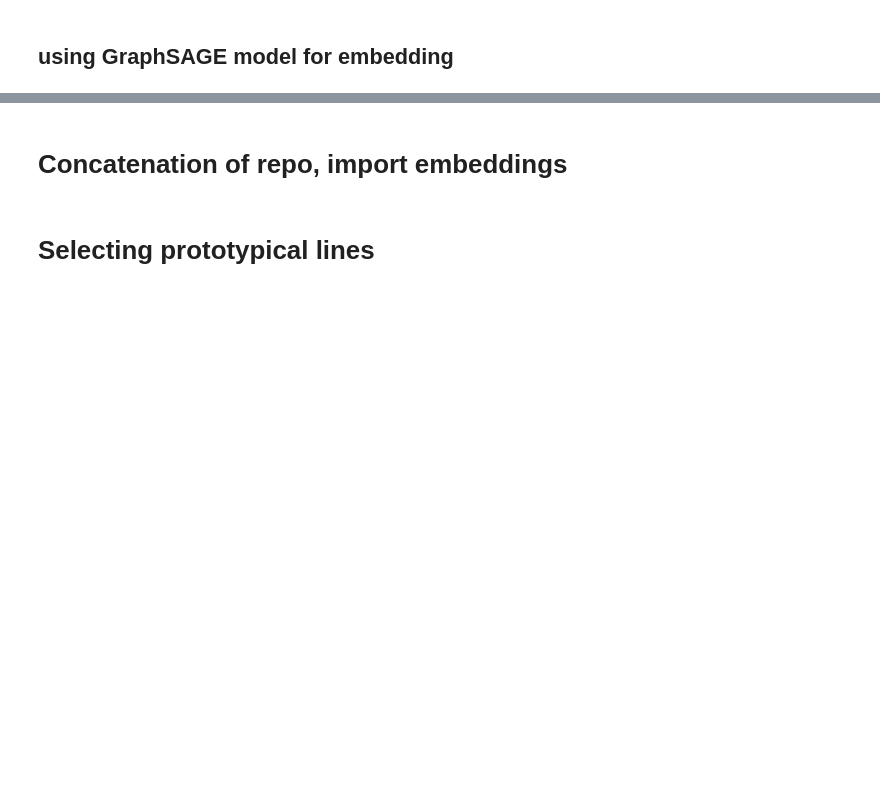
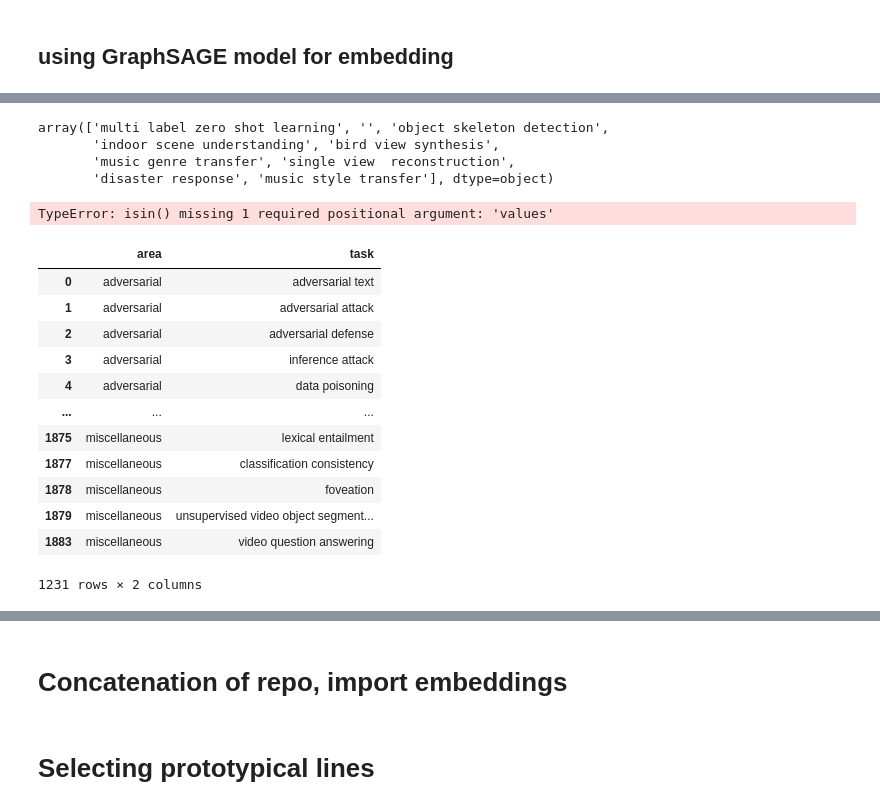
Before and after one commit to lambdaofgod/github_search, a Jupyter notebook: notebooks/Matching_ZSL.ipynb, the cells around one changed output, grey strips where cells are left out. Saved outputs shown, nothing was run; the diff lists cells and outputs as text; code cells hidden in the pictures; blank space fills up the shorter version.

```diff
--- a/notebooks/Matching_ZSL.ipynb
+++ b/notebooks/Matching_ZSL.ipynb
@@ -321,9 +355,6 @@ paperswithcode_with_imports_df.shape
 # %% [output]
 (17388, 25)
 # %%
-def clean_task_name(task_name):
-    return task_name.replace("2d ", "").replace("3d ", "").replace("4d ", "").replace("6d ", "").lower()
-
 paperswithcode_with_features_df['most_common_task'] = paperswithcode_with_features_df['most_common_task'].str.lower()
 tasks = paperswithcode_with_features_df['most_common_task'].str.lower()
 tasks = tasks.apply(clean_task_name)
@@ -348,0 +365,2 @@ Name: tasks, Length: 100, dtype: int64
+# %%
+tasks = all_tasks.explode().drop_duplicates()
@@ -350,8 +383,8 @@ Name: tasks, Length: 100, dtype: int64
 #export
 
 def get_area_grouped_tasks(paperswithcode_tasks_path='data/paperswithcode_tasks.csv'):
-    area_grouped_tasks = pd.read_csv('data/paperswithcode_tasks.csv')
-    area_grouped_tasks['task'] = area_grouped_tasks['task'].str.replace("-", ' ')
+    area_grouped_tasks = pd.read_csv('data/paperswithcode_tasks.csv').dropna()
+    area_grouped_tasks['task'] = area_grouped_tasks['task'].apply(clean_task_name)
     area_grouped_tasks = area_grouped_tasks[area_grouped_tasks['task'].isin(tasks)]
     area_counts = area_grouped_tasks['area'].value_counts()
     area_grouped_tasks = area_grouped_tasks[area_grouped_tasks['area'].isin(area_counts.index[area_counts > 1])]
@@ -884,0 +1274,27 @@ import pickle
+# %%
+all_raw_tasks[~pd.Series(all_raw_tasks).isin(area_grouped_tasks['task'])]
+# %% [output]
+array(['multi label zero shot learning', '', 'object skeleton detection',
+       'indoor scene understanding', 'bird view synthesis',
+       'music genre transfer', 'single view  reconstruction',
+       'disaster response', 'music style transfer'], dtype=object)
+# %%
+area_grouped_tasks['task'].isin()
+# %% [output]
+TypeError: isin() missing 1 required positional argument: 'values'
+# %%
+area_grouped_tasks
+# %% [output]
+|  | area | task |
+| 0 | adversarial | adversarial text |
+| 1 | adversarial | adversarial attack |
+| 2 | adversarial | adversarial defense |
+| 3 | adversarial | inference attack |
+| 4 | adversarial | data poisoning |
+| ... | ... | ... |
+| 1875 | miscellaneous | lexical entailment |
+| 1877 | miscellaneous | classification consistency |
+| 1878 | miscellaneous | foveation |
+| 1879 | miscellaneous | unsupervised video object segment... |
+| 1883 | miscellaneous | video question answering |
+1231 rows × 2 columns
```
Also changed, not shown: parts of 136 cells of this notebook, 2 other files.
